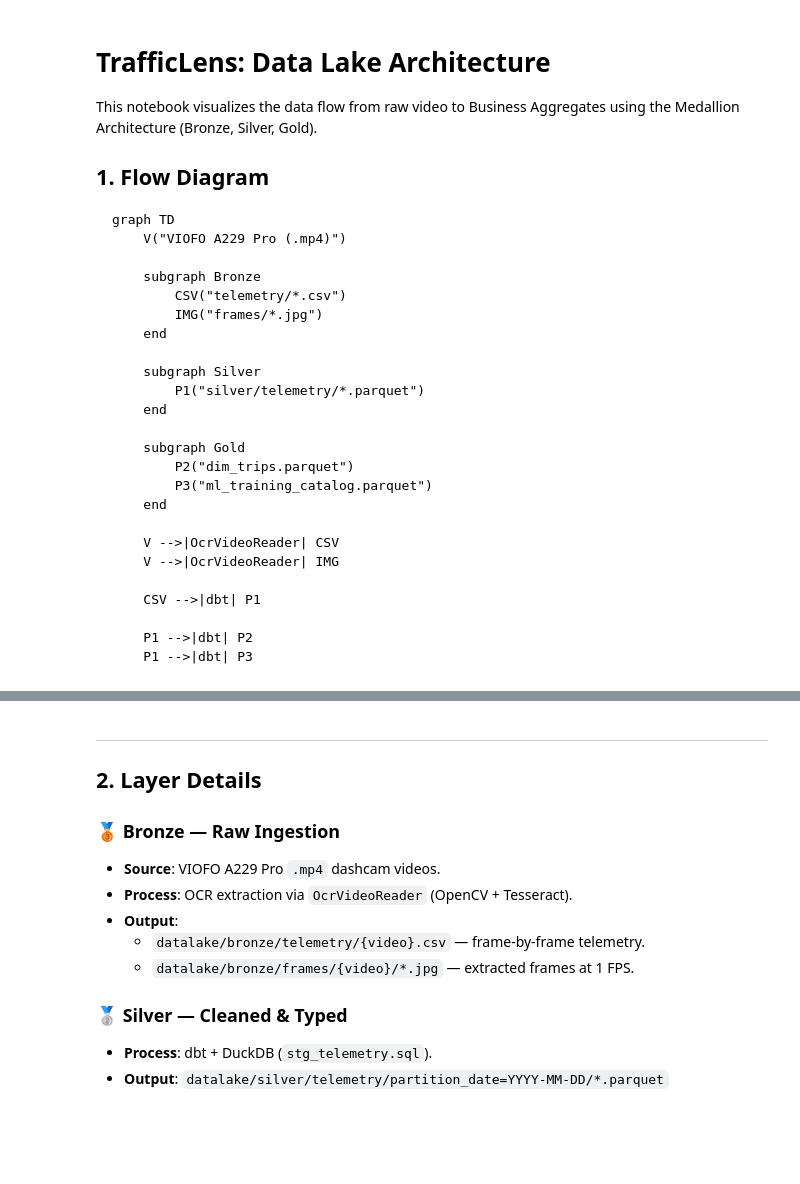
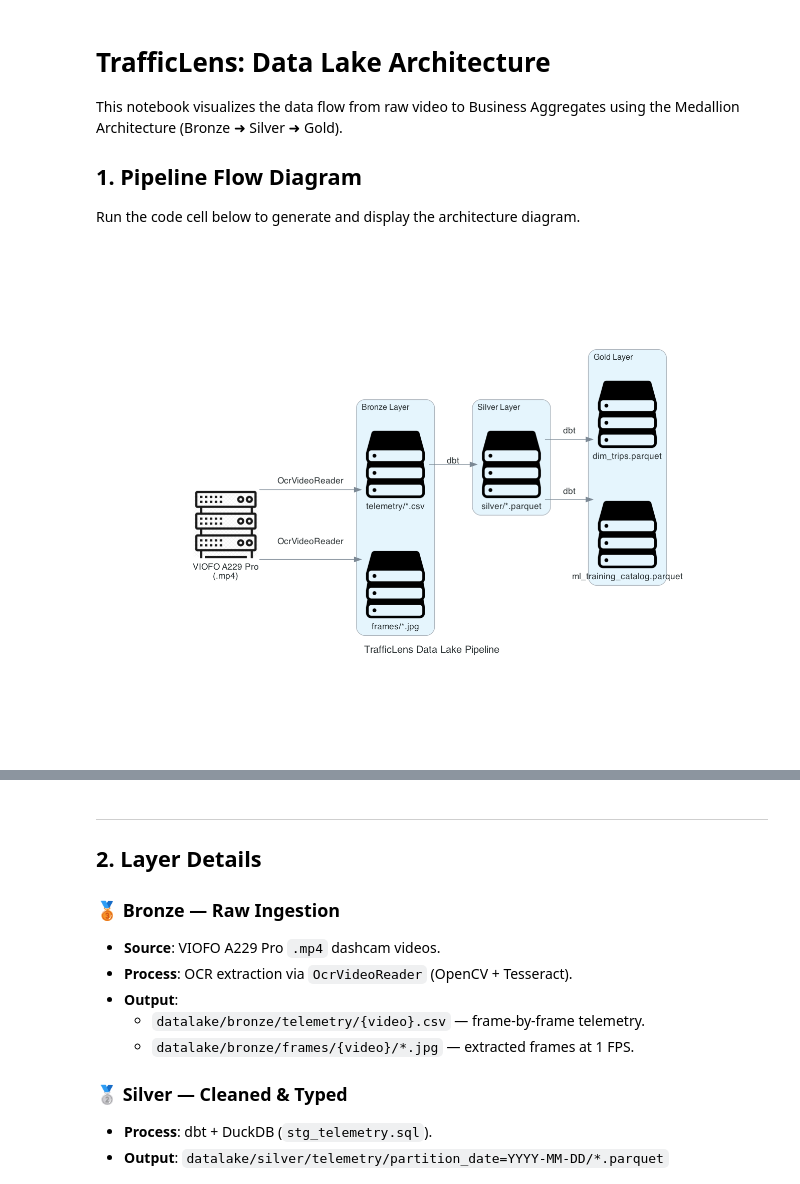
Before and after one commit to rsanahi/trafficlens-data-lake, a Jupyter notebook: docs/architecture.ipynb, the cells around one changed output, grey strips where cells are left out. Cells and saved outputs as stored; diff of their text form; code cells hidden in the pictures; blank space fills up the shorter version.

Commit message:
docs: finalize data lake architecture notebook with diagrams and OCR debug samples

````diff
--- a/docs/architecture.ipynb
+++ b/docs/architecture.ipynb
@@ -1,33 +1,37 @@
 # %% [markdown]
 # TrafficLens: Data Lake Architecture
 
-This notebook visualizes the data flow from raw video to Business Aggregates using the Medallion Architecture (Bronze, Silver, Gold).
+This notebook visualizes the data flow from raw video to Business Aggregates using the Medallion Architecture (Bronze ➜ Silver ➜ Gold).
 
-## 1. Flow Diagram
+## 1. Pipeline Flow Diagram
 
-```mermaid
-graph TD
-    V("VIOFO A229 Pro (.mp4)")
-
-    subgraph Bronze
-        CSV("telemetry/*.csv")
-        IMG("frames/*.jpg")
-    end
-
-    subgraph Silver
-        P1("silver/telemetry/*.parquet")
-    end
-
-    subgraph Gold
-        P2("dim_trips.parquet")
-        P3("ml_training_catalog.parquet")
-    end
-
-    V -->|OcrVideoReader| CSV
-    V -->|OcrVideoReader| IMG
-
-    CSV -->|dbt| P1
-
-    P1 -->|dbt| P2
-    P1 -->|dbt| P3
-```
+Run the code cell below to generate and display the architecture diagram.
+# %%
+from diagrams import Diagram, Edge, Cluster
+from diagrams.generic.storage import Storage
+from diagrams.generic.compute import Rack
+from IPython.display import Image
+
+diagram_file = "/tmp/trafficlens_pipeline"
+
+with Diagram("TrafficLens Data Lake Pipeline", filename=diagram_file, show=False, direction="LR"):
+    video = Rack("VIOFO A229 Pro\n(.mp4)")
+
+    with Cluster("Bronze Layer"):
+        csv = Storage("telemetry/*.csv")
+        img = Storage("frames/*.jpg")
+
+    with Cluster("Silver Layer"):
+        silver = Storage("silver/*.parquet")
+
+    with Cluster("Gold Layer"):
+        trips = Storage("dim_trips.parquet")
+        ml = Storage("ml_training_catalog.parquet")
+
+    video >> Edge(label="OcrVideoReader") >> [csv, img]
+    csv >> Edge(label="dbt") >> silver
+    silver >> Edge(label="dbt") >> [trips, ml]
+
+Image(diagram_file + ".png")
+# %% [output]
+[figure, added]
````
Also changed, not shown: parts of 3 cells of this notebook, 2 other files.
